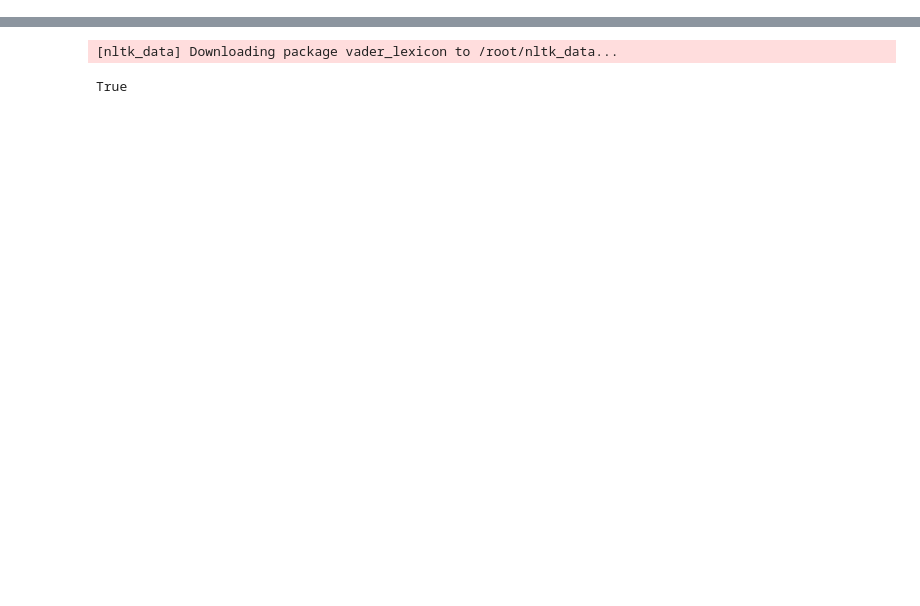
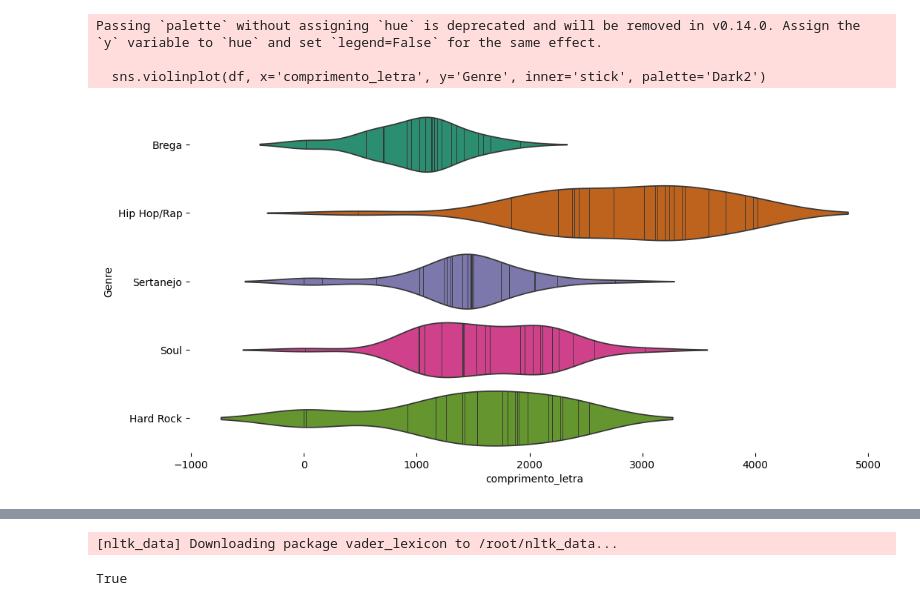
Before and after one commit to wmangoni/bi_music, a Jupyter notebook: BiMusic.ipynb, the cells around one changed output, grey strips where cells are left out. Saved outputs shown, nothing was run; the diff lists cells and outputs as text; code cells hidden in the pictures; blank space fills up the shorter version.

```diff
--- a/BiMusic.ipynb
+++ b/BiMusic.ipynb
@@ -108,0 +167,10 @@ df
+# %%
+figsize = (12, 1.2 * len(df['Genre'].unique()))
+plt.figure(figsize=figsize)
+sns.violinplot(df, x='comprimento_letra', y='Genre', inner='stick', palette='Dark2')
+sns.despine(top=True, right=True, bottom=True, left=True)
+# %% [output]
+Passing `palette` without assigning `hue` is deprecated and will be removed in v0.14.0. Assign the `y` variable to `hue` and set `legend=False` for the same effect.
+
+  sns.violinplot(df, x='comprimento_letra', y='Genre', inner='stick', palette='Dark2')
+[figure, added]
```
Also changed, not shown: parts of 13 cells of this notebook.
